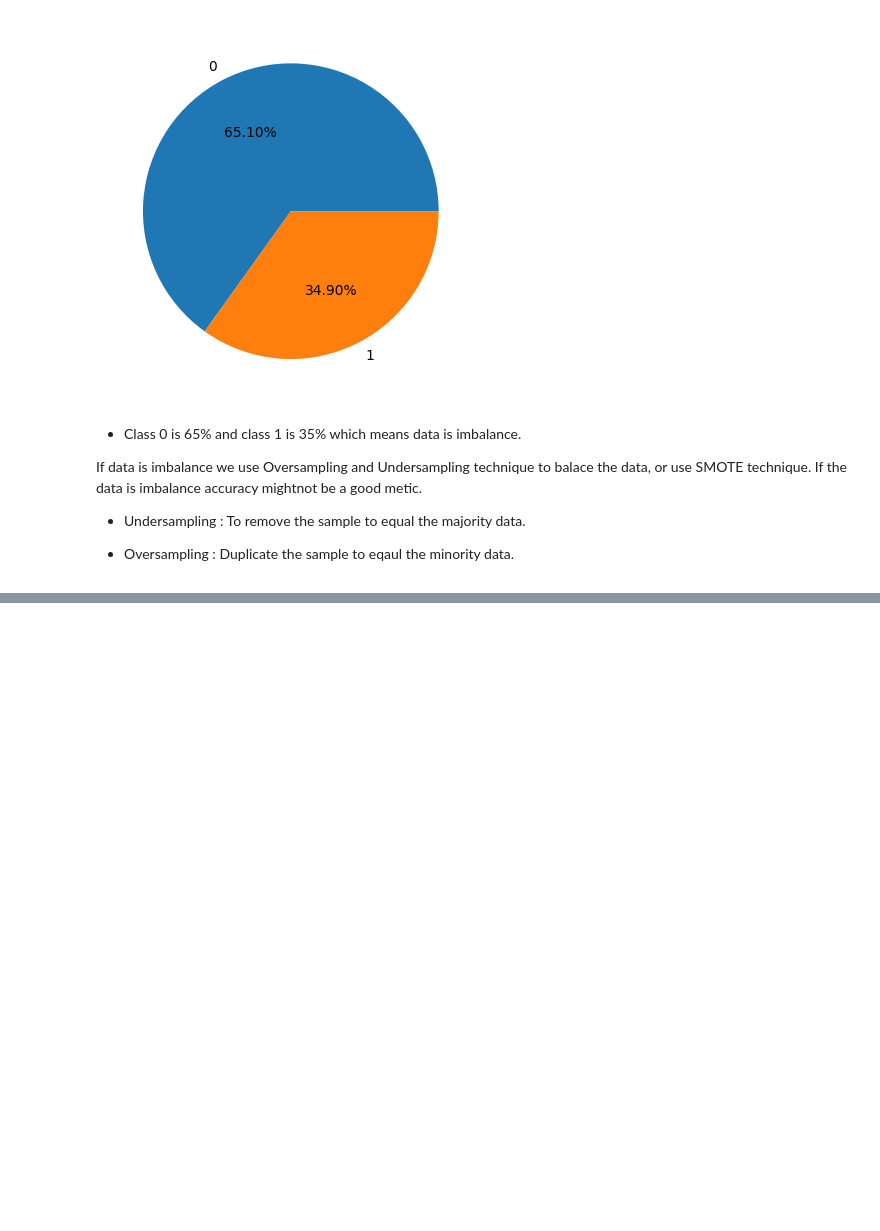
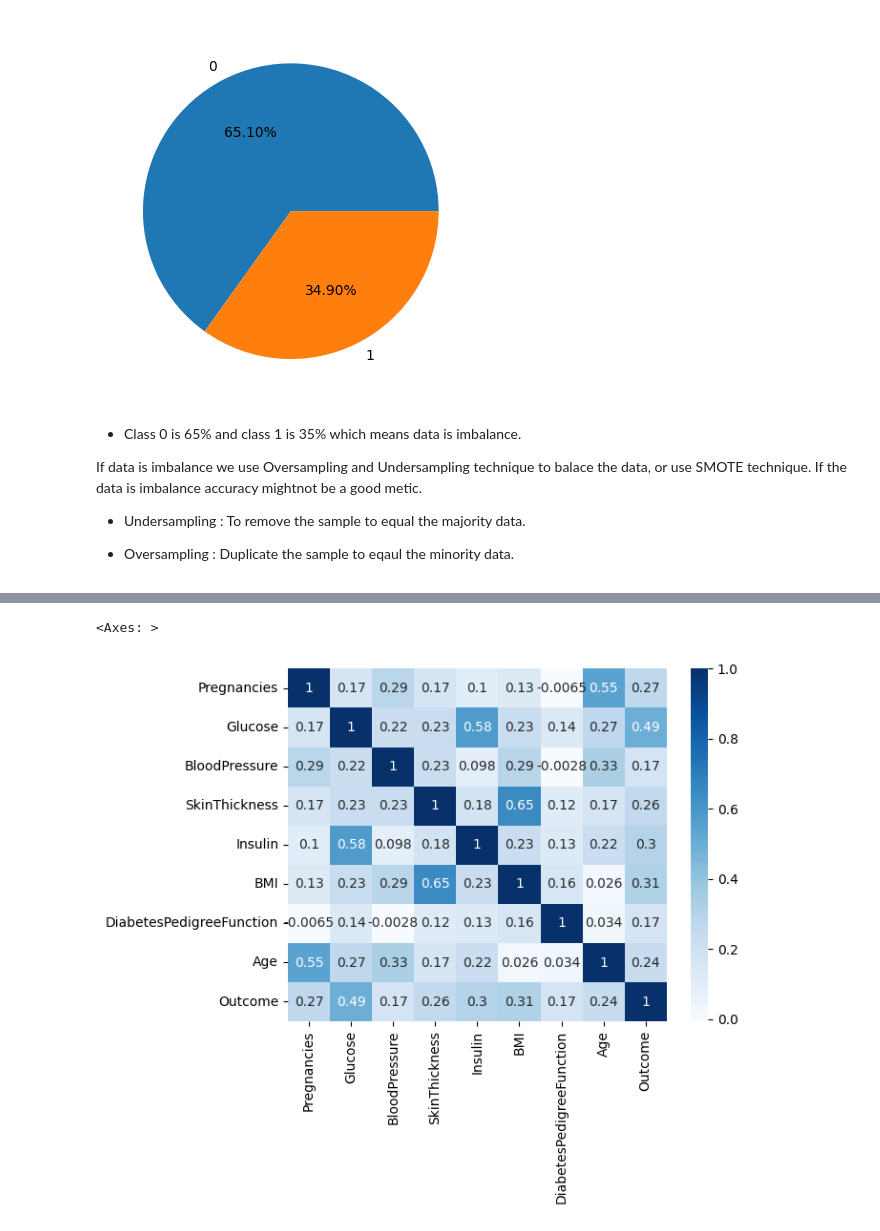
Before and after one commit to ashmi721/Data_Science_Project, a Jupyter notebook: diabetes_diagnostic_mesures.ipynb, the cells around one changed output, grey strips where cells are left out. Saved outputs shown, nothing was run; the diff lists cells and outputs as text; code cells hidden in the pictures; blank space fills up the shorter version.

```diff
--- a/diabetes_diagnostic_mesures.ipynb
+++ b/diabetes_diagnostic_mesures.ipynb
@@ -221,0 +235,5 @@ If data is imbalance we use Oversampling and Undersampling technique to balace t
+# %%
+sns.heatmap(df.corr(),cmap='Blues',annot=True)
+# %% [output]
+<Axes: >
+[figure, added]
```
Also changed, not shown: parts of 2 cells of this notebook.
